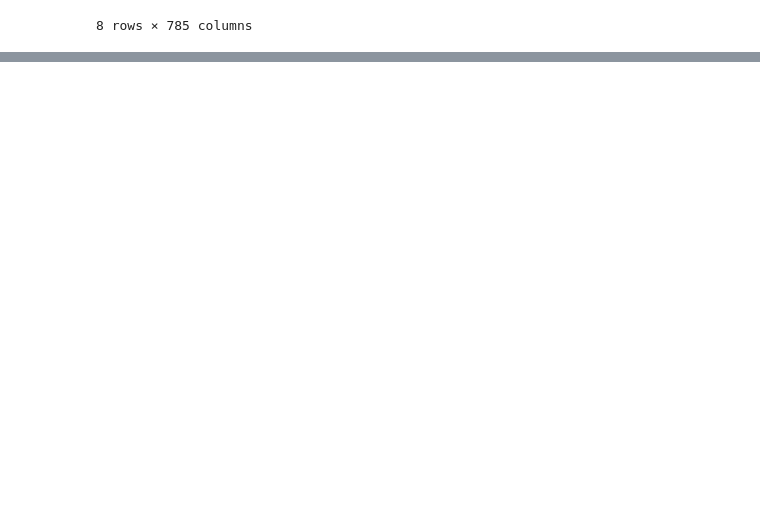
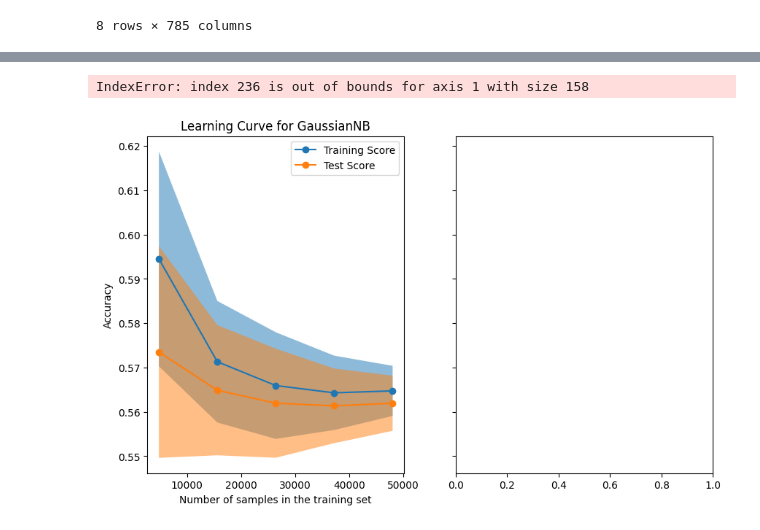
Before and after one commit to caiouehara/IA_MNIST-trabalho2, a Jupyter notebook: code/main.ipynb, the cells around one changed output, grey strips where cells are left out. Saved outputs shown, nothing was run; the diff lists cells and outputs as text; code cells hidden in the pictures; blank space fills up the shorter version.

Commit message:
Add Learning Curve

```diff
--- a/code/main.ipynb
+++ b/code/main.ipynb
@@ -12,8 +12,8 @@ from sklearn.metrics import confusion_matrix, classification_report
 import matplotlib.pyplot as plt
 # %%
 #loading datasets
-data_train = pd.read_csv(path.relpath("../data2/mnist_train.csv"), header=None)
-data_test = pd.read_csv(path.relpath("../data2/mnist_test.csv"), header=None)
+data_train = pd.read_csv(path.relpath("../data/mnist_train.csv"), header=None)
+data_test = pd.read_csv(path.relpath("../data/mnist_test.csv"), header=None)
 
 #plotting for checking loading
 fig, ax = plt.subplots()
@@ -96,3 +97,41 @@ array([[ 870,    0,    3,    5,    2,    5,   31,    1,   35,   28],
     accuracy                           0.56     10000
    macro avg       0.69      0.55      0.51     10000
 weighted avg       0.69      0.56      0.52     10000
+# %%
+#Categorical Naive Bayes SciKit Model
+cnb = CategoricalNB()
+classifier2 = cnb.fit(X_train, Y_train)
+
+#Create predicit results with tests
+y_pred2 = classifier2.predict(X_test)
+
+#Analyze results
+display(confusion_matrix(Y_test, y_pred, labels=np.array([0,1,2,3,4,5,6,7,8,9]) ))
+
+print(classification_report(Y_test, y_pred))
+# %% [output]
+IndexError: index 236 is out of bounds for axis 1 with size 158
+# %%
+from sklearn.model_selection import LearningCurveDisplay, ShuffleSplit
+
+fig, ax = plt.subplots(nrows=1, ncols=2, figsize=(10, 6), sharey=True)
+
+common_params = {
+    "X": X_train,
+    "y": Y_train,
+    "train_sizes": np.linspace(0.1, 1.0, 5),
+    "cv": ShuffleSplit(n_splits=50, test_size=0.2, random_state=0),
+    "score_type": "both",
+    "n_jobs": 4,
+    "line_kw": {"marker": "o"},
+    "std_display_style": "fill_between",
+    "score_name": "Accuracy",
+}
+
+for ax_idx, estimator in enumerate([gnb]):
+    LearningCurveDisplay.from_estimator(estimator, **common_params, ax=ax[ax_idx])
+    handles, label = ax[ax_idx].get_legend_handles_labels()
+    ax[ax_idx].legend(handles[:2], ["Training Score", "Test Score"])
+    ax[ax_idx].set_title(f"Learning Curve for {estimator.__class__.__name__}")
+# %% [output]
+[figure, added]
```
Also changed, not shown: parts of 4 cells of this notebook.
